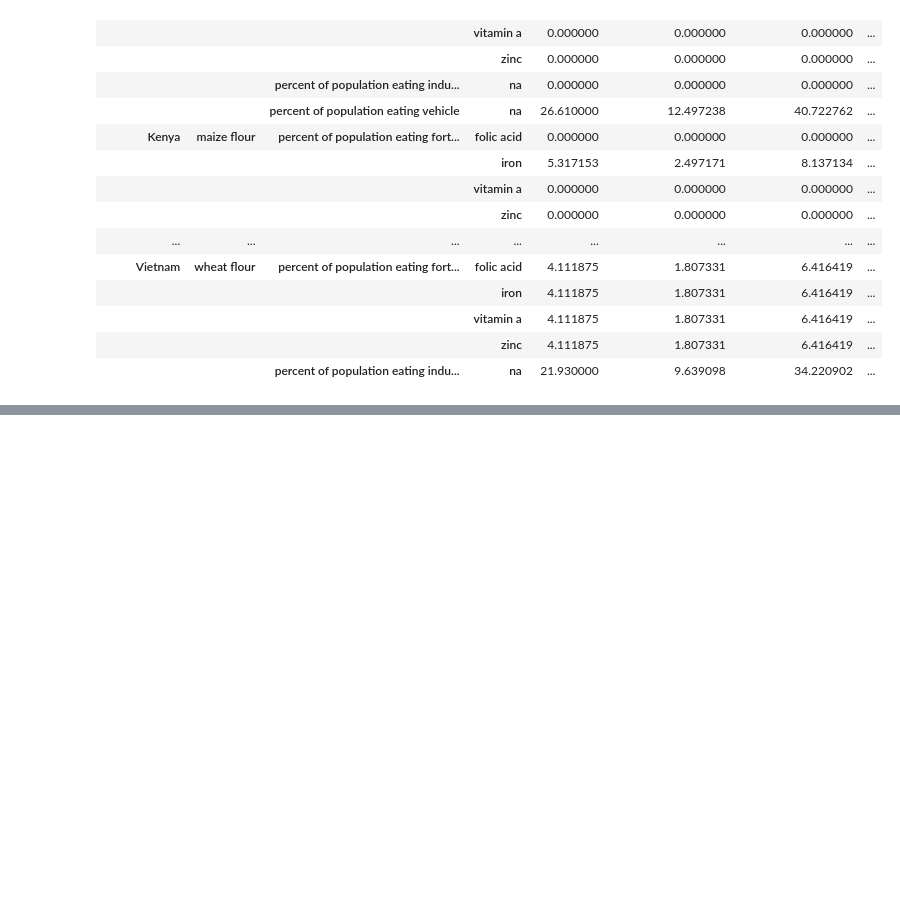
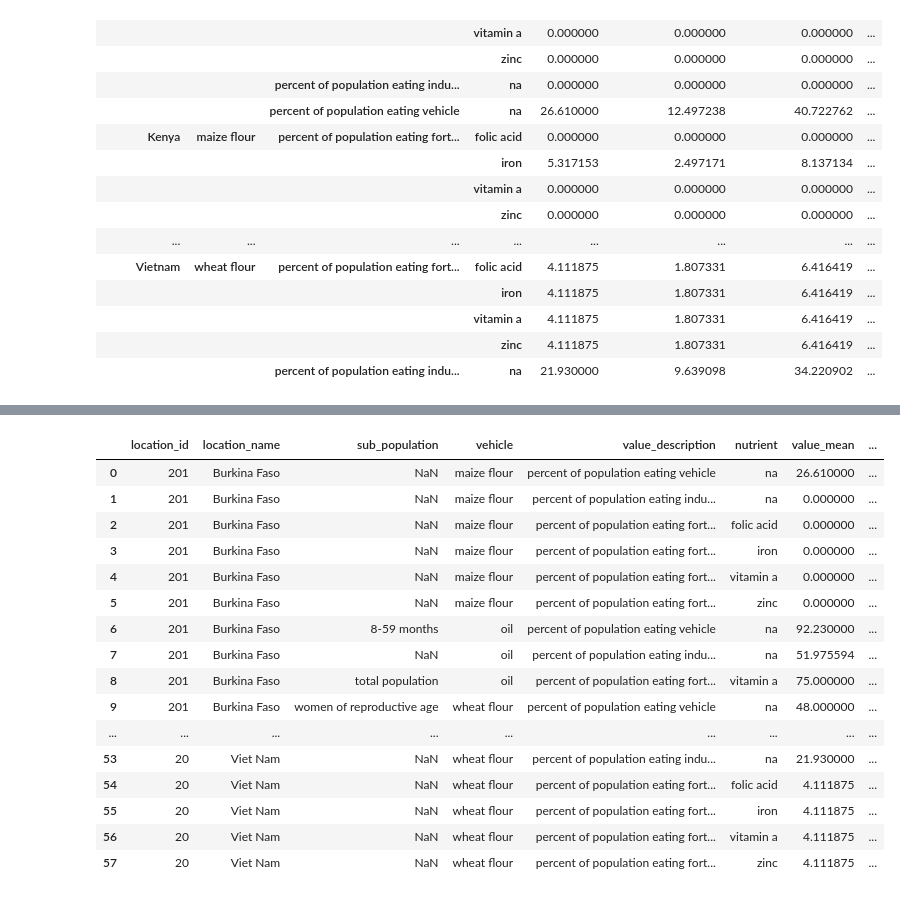
Before and after one commit to ihmeuw/vivarium_research_lsff, a Jupyter notebook: data_prep/pipeline/interim/2021_03_19_clean_population_coverage_data_tier3.ipynb, the cells around one changed output, grey strips where cells are left out. Drawn from its saved outputs; the diff is of its cells as text; code cells hidden in the pictures; blank space fills up the shorter version.

Commit message:
added tier3 formatted data

```diff
--- a/data_prep/pipeline/interim/2021_03_19_clean_population_coverage_data_tier3.ipynb
+++ b/data_prep/pipeline/interim/2021_03_19_clean_population_coverage_data_tier3.ipynb
@@ -1335,0 +1341,32 @@ output.to_csv(save_path, index = False)
+# %%
+formatted_output = output.copy()
+# %%
+loc_metadata = get_locs(location_set_id=35, gbd_round_id=6, decomp_step="step4")
+
+loc_ids = loc_metadata.loc[(loc_metadata.location_name.isin(formatted_output.location_name.unique())),['location_id','location_name']]
+
+formatted_output = formatted_output.merge(loc_ids, on = 'location_name', how = 'left')
+# %%
+formatted_usecols = ['location_id','location_name','sub_population',
+                     'vehicle','value_description','nutrient','value_mean',
+                     'value_025_percentile','value_975_percentile']
+
+formatted_output[formatted_usecols]
+# %% [output]
+|  | location_id | location_name | sub_population | vehicle | value_description | nutrient | value_mean | ... |
+| 0 | 201 | Burkina Faso | NaN | maize flour | percent of population eating vehicle | na | 26.610000 | ... |
+| 1 | 201 | Burkina Faso | NaN | maize flour | percent of population eating indu... | na | 0.000000 | ... |
+| 2 | 201 | Burkina Faso | NaN | maize flour | percent of population eating fort... | folic acid | 0.000000 | ... |
+| 3 | 201 | Burkina Faso | NaN | maize flour | percent of population eating fort... | iron | 0.000000 | ... |
+| 4 | 201 | Burkina Faso | NaN | maize flour | percent of population eating fort... | vitamin a | 0.000000 | ... |
+| 5 | 201 | Burkina Faso | NaN | maize flour | percent of population eating fort... | zinc | 0.000000 | ... |
+| 6 | 201 | Burkina Faso | 8-59 months | oil | percent of population eating vehicle | na | 92.230000 | ... |
+| 7 | 201 | Burkina Faso | NaN | oil | percent of population eating indu... | na | 51.975594 | ... |
+| 8 | 201 | Burkina Faso | total population | oil | percent of population eating fort... | vitamin a | 75.000000 | ... |
+| 9 | 201 | Burkina Faso | women of reproductive age | wheat flour | percent of population eating vehicle | na | 48.000000 | ... |
+| ... | ... | ... | ... | ... | ... | ... | ... | ... |
+| 53 | 20 | Viet Nam | NaN | wheat flour | percent of population eating indu... | na | 21.930000 | ... |
+| 54 | 20 | Viet Nam | NaN | wheat flour | percent of population eating fort... | folic acid | 4.111875 | ... |
+| 55 | 20 | Viet Nam | NaN | wheat flour | percent of population eating fort... | iron | 4.111875 | ... |
+| 56 | 20 | Viet Nam | NaN | wheat flour | percent of population eating fort... | vitamin a | 4.111875 | ... |
+| 57 | 20 | Viet Nam | NaN | wheat flour | percent of population eating fort... | zinc | 4.111875 | ... |
```
Also changed, not shown: parts of 4 cells of this notebook, 1 other file.
